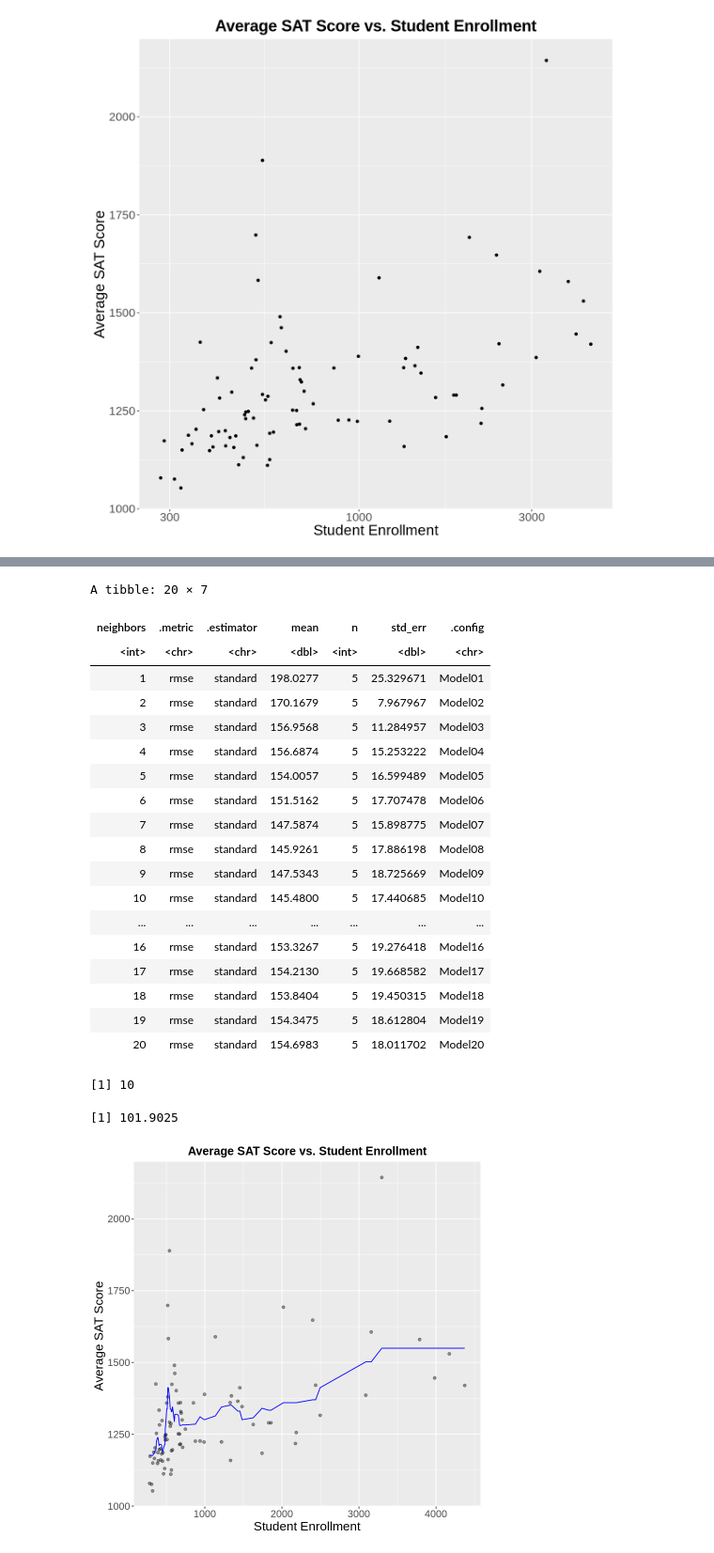
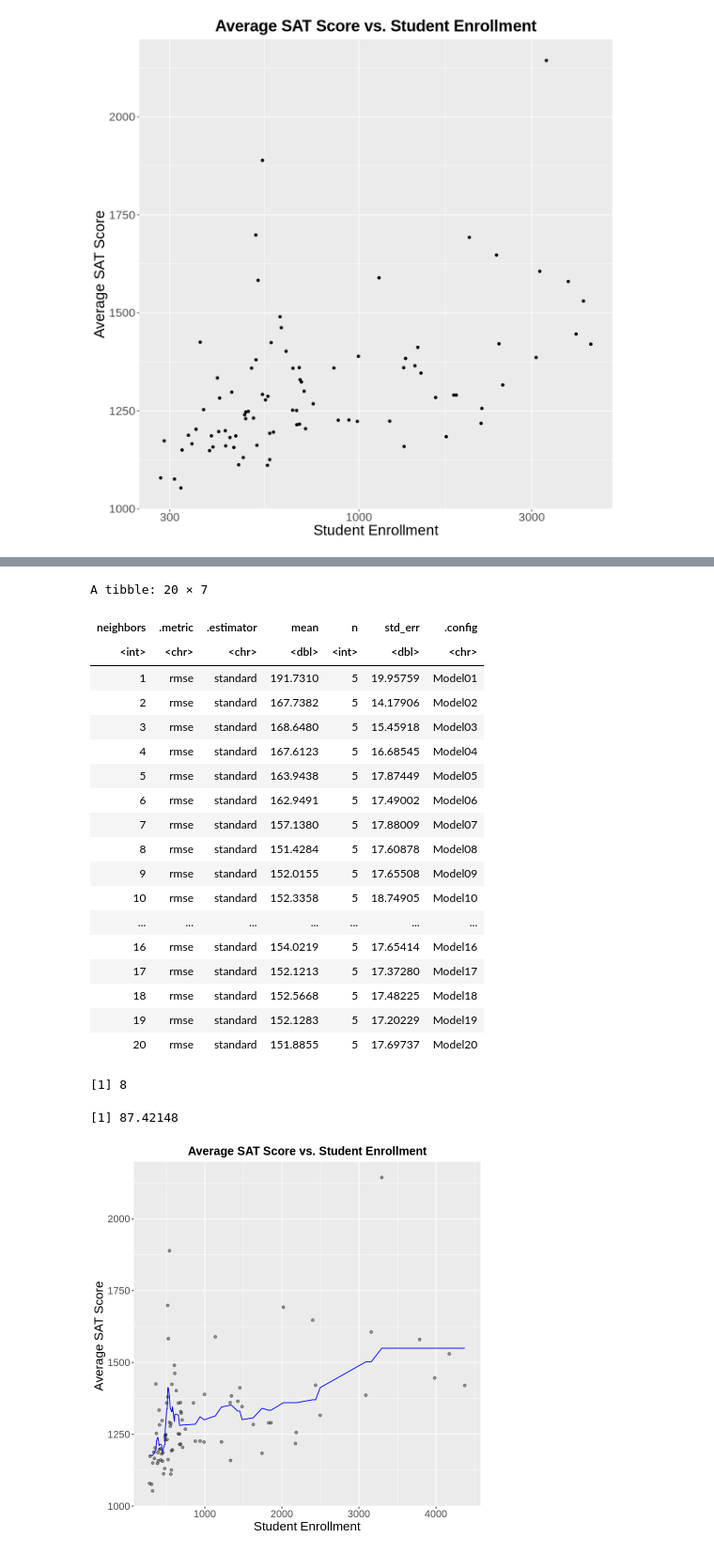
Before and after one commit to emi31770/DSCI-Project, a Jupyter notebook: Project.ipynb, the cells around one changed output, grey strips where cells are left out. Shown at 94% size. Cells and saved outputs as stored; diff of their text form; code cells hidden in the pictures.

```diff
--- a/Project.ipynb
+++ b/Project.ipynb
@@ -156,51 +199,51 @@ sat_vfold <- vfold_cv(sat_training, v = 5, strata = total_score_avg)
 
 k_vals <- tibble(neighbors = seq(from = 1, to=20))
 
 knn_spec <- nearest_neighbor(weight_func = "rectangular", neighbors = tune()) %>%
                 set_engine("kknn") %>%
                 set_mode("regression")
 
-sat_recipe <- recipe(total_score_avg ~ Student.Enrollment, data = sat_training) %>%
+sat_recipe <- recipe(total_score_avg ~ Student.Enrollment + avg_income, data = sat_training) %>%
                 step_scale(all_predictors()) %>%
                 step_center(all_predictors())
 
 sat_workflow <- workflow() %>%
                 add_recipe(sat_recipe) %>%
                 add_model(knn_spec)
 
 sat_results <- sat_workflow %>%
                 tune_grid(resamples = sat_vfold, grid = k_vals) %>%
                 collect_metrics() %>%
                 filter(.metric == "rmse")
 
 sat_results
 
 k_min <- sat_results %>%
             filter(mean == min(mean)) %>%
             pull(neighbors)
 
 k_min
 # %% [output]
 A tibble: 20 × 7
 | neighbors | .metric | .estimator | mean | n | std_err | .config |
 | <int> | <chr> | <chr> | <dbl> | <int> | <dbl> | <chr> |
-| 1 | rmse | standard | 198.0277 | 5 | 25.329671 | Model01 |
-| 2 | rmse | standard | 170.1679 | 5 | 7.967967 | Model02 |
-| 3 | rmse | standard | 156.9568 | 5 | 11.284957 | Model03 |
-| 4 | rmse | standard | 156.6874 | 5 | 15.253222 | Model04 |
-| 5 | rmse | standard | 154.0057 | 5 | 16.599489 | Model05 |
-| 6 | rmse | standard | 151.5162 | 5 | 17.707478 | Model06 |
-| 7 | rmse | standard | 147.5874 | 5 | 15.898775 | Model07 |
-| 8 | rmse | standard | 145.9261 | 5 | 17.886198 | Model08 |
-| 9 | rmse | standard | 147.5343 | 5 | 18.725669 | Model09 |
-| 10 | rmse | standard | 145.4800 | 5 | 17.440685 | Model10 |
+| 1 | rmse | standard | 191.7310 | 5 | 19.95759 | Model01 |
+| 2 | rmse | standard | 167.7382 | 5 | 14.17906 | Model02 |
+| 3 | rmse | standard | 168.6480 | 5 | 15.45918 | Model03 |
+| 4 | rmse | standard | 167.6123 | 5 | 16.68545 | Model04 |
+| 5 | rmse | standard | 163.9438 | 5 | 17.87449 | Model05 |
+| 6 | rmse | standard | 162.9491 | 5 | 17.49002 | Model06 |
+| 7 | rmse | standard | 157.1380 | 5 | 17.88009 | Model07 |
+| 8 | rmse | standard | 151.4284 | 5 | 17.60878 | Model08 |
+| 9 | rmse | standard | 152.0155 | 5 | 17.65508 | Model09 |
+| 10 | rmse | standard | 152.3358 | 5 | 18.74905 | Model10 |
 | ... | ... | ... | ... | ... | ... | ... |
-| 16 | rmse | standard | 153.3267 | 5 | 19.276418 | Model16 |
-| 17 | rmse | standard | 154.2130 | 5 | 19.668582 | Model17 |
-| 18 | rmse | standard | 153.8404 | 5 | 19.450315 | Model18 |
-| 19 | rmse | standard | 154.3475 | 5 | 18.612804 | Model19 |
-| 20 | rmse | standard | 154.6983 | 5 | 18.011702 | Model20 |
+| 16 | rmse | standard | 154.0219 | 5 | 17.65414 | Model16 |
+| 17 | rmse | standard | 152.1213 | 5 | 17.37280 | Model17 |
+| 18 | rmse | standard | 152.5668 | 5 | 17.48225 | Model18 |
+| 19 | rmse | standard | 152.1283 | 5 | 17.20229 | Model19 |
+| 20 | rmse | standard | 151.8855 | 5 | 17.69737 | Model20 |
-[1] 10
+[1] 8
 # %%
 knn_spec <- nearest_neighbor(weight_func = "rectangular", neighbors = k_min) %>%
                 set_engine("kknn") %>%
@@ -223,7 +266,7 @@ sat_rmspe <- sat_fit %>%
 
 sat_rmspe
 # %% [output]
-[1] 101.9025
+[1] 87.42148
 # %%
 options(repr.plot.width = 7, repr.plot.height = 7)
 
```
Also changed, not shown: parts of 9 cells of this notebook, 3 other files.
